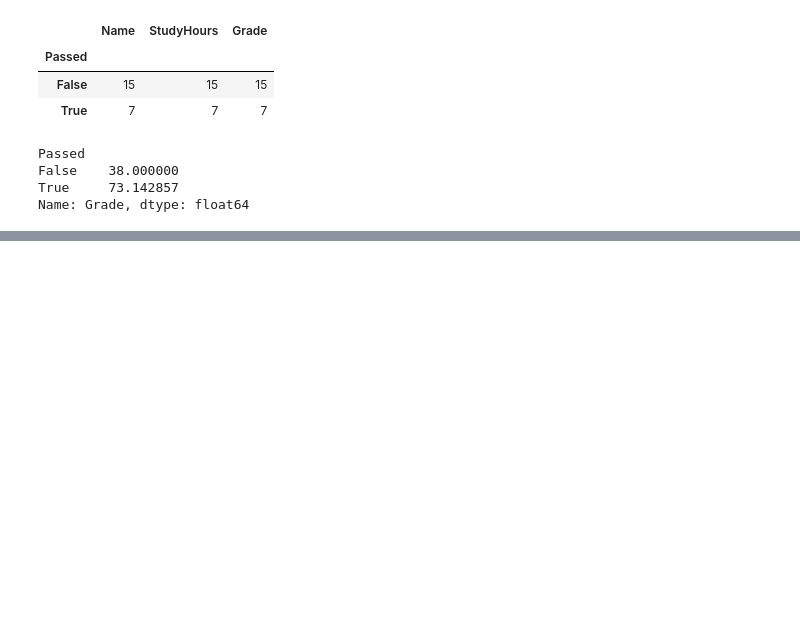
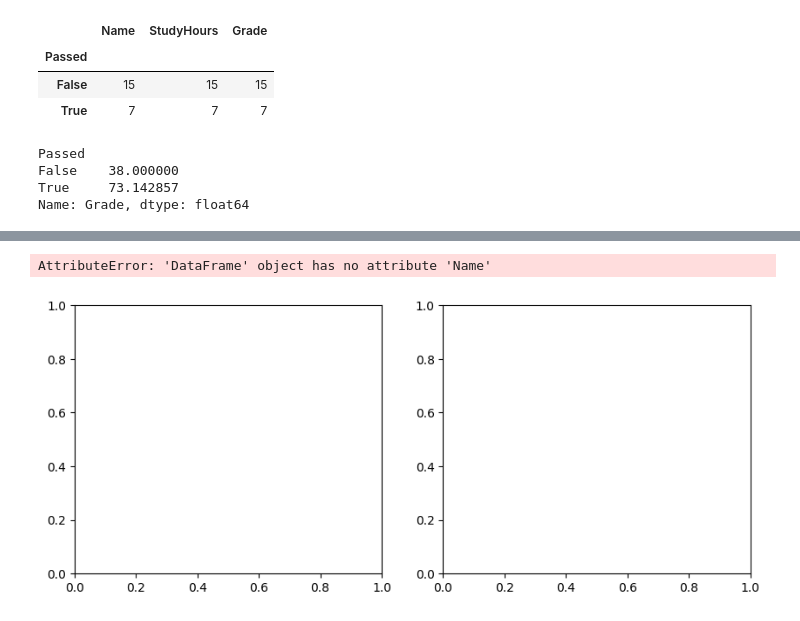
Before and after one commit to Hafsha7022/PythonPractice, a Jupyter notebook: StudentData.ipynb, the cells around one changed output, grey strips where cells are left out. Saved outputs shown, nothing was run; the diff lists cells and outputs as text; code cells hidden in the pictures; blank space fills up the shorter version.

```diff
--- a/StudentData.ipynb
+++ b/StudentData.ipynb
@@ -253,0 +267,20 @@ plt.bar(df_students.Name)
+# %%
+
+from matplotlib import pyplot as plt
+
+#fig = plt.figure(figsize=(12.8,7.2))     #to change size of graph
+fig, ax = plt.subplots(1, 2, figsize=(10, 4))
+
+ax[0].bar(x=df_students.Name, height=df_students.Grade, color="Orange")
+ax[0].set_title("StudentGrades")
+ax[0].set_xticklabel(df_students.Name, rotation=90)
+
+pass_count = df_students.Pass.value_counts()
+ax[1].pie(pass_count, labels = pass_count)
+ax[1].set_title("Passing Grades")
+
+
+fig.show()
+# %% [output]
+AttributeError: 'DataFrame' object has no attribute 'Name'
+[figure, added]
```
Also changed, not shown: parts of 6 cells of this notebook, 1 other file.
